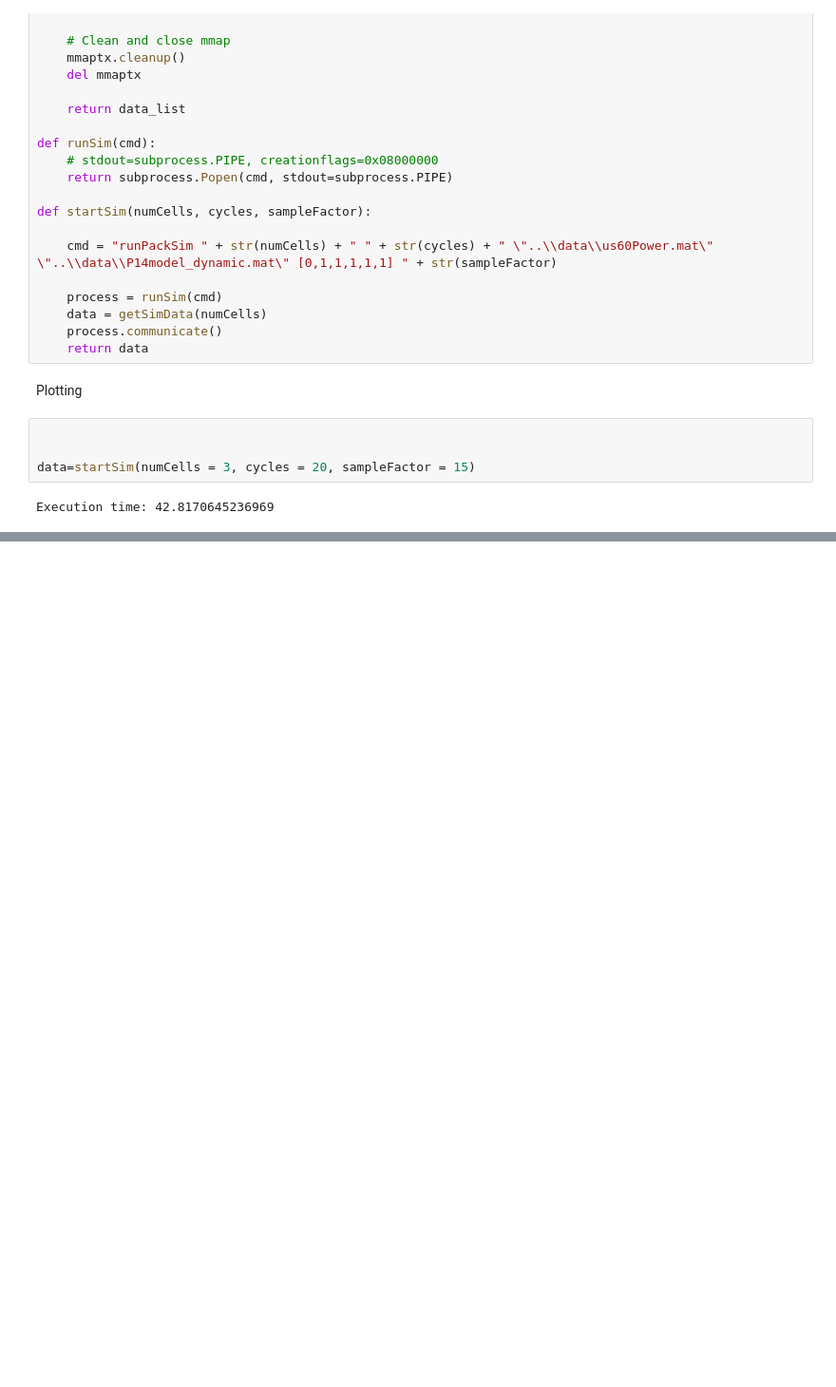
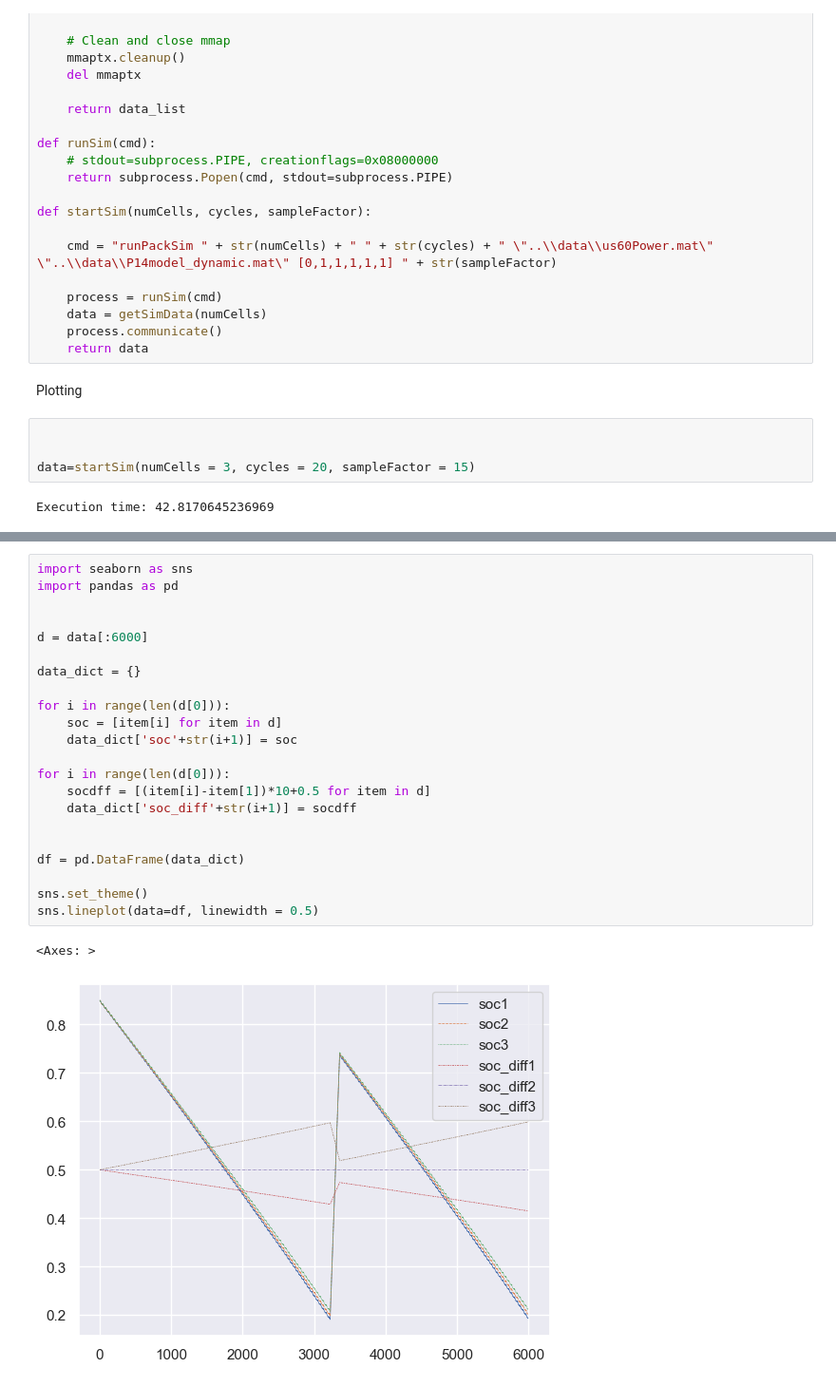
Before and after one commit to giomazzolo/rl_balancing, a Jupyter notebook: battery-modeling/Step 3. Simulation/interface.ipynb, the cells around one changed output, grey strips where cells are left out. Shown: that part at 95% size. Drawn from its saved outputs; the diff is of its cells as text; blank space fills up the shorter version.

```diff
--- a/battery-modeling/Step 3. Simulation/interface.ipynb
+++ b/battery-modeling/Step 3. Simulation/interface.ipynb
@@ -341,3 +352,28 @@ AttributeError: 'SimCellPack' object has no attribute 'resetSim'
+# %%
+import seaborn as sns
+import pandas as pd
+
+
+d = data[:6000]
+
+data_dict = {}
+
+for i in range(len(d[0])):
+    soc = [item[i] for item in d]
+    data_dict['soc'+str(i+1)] = soc
+
+for i in range(len(d[0])):
+    socdff = [(item[i]-item[1])*10+0.5 for item in d]
+    data_dict['soc_diff'+str(i+1)] = socdff
+
+
+df = pd.DataFrame(data_dict)
+
+sns.set_theme()
+sns.lineplot(data=df, linewidth = 0.5)
+# %% [output]
+<Axes: >
+[figure, added]
 # %%
 import seaborn as sns
 import pandas as pd
```
Also changed, not shown: parts of 3 cells of this notebook, 18 other files.
